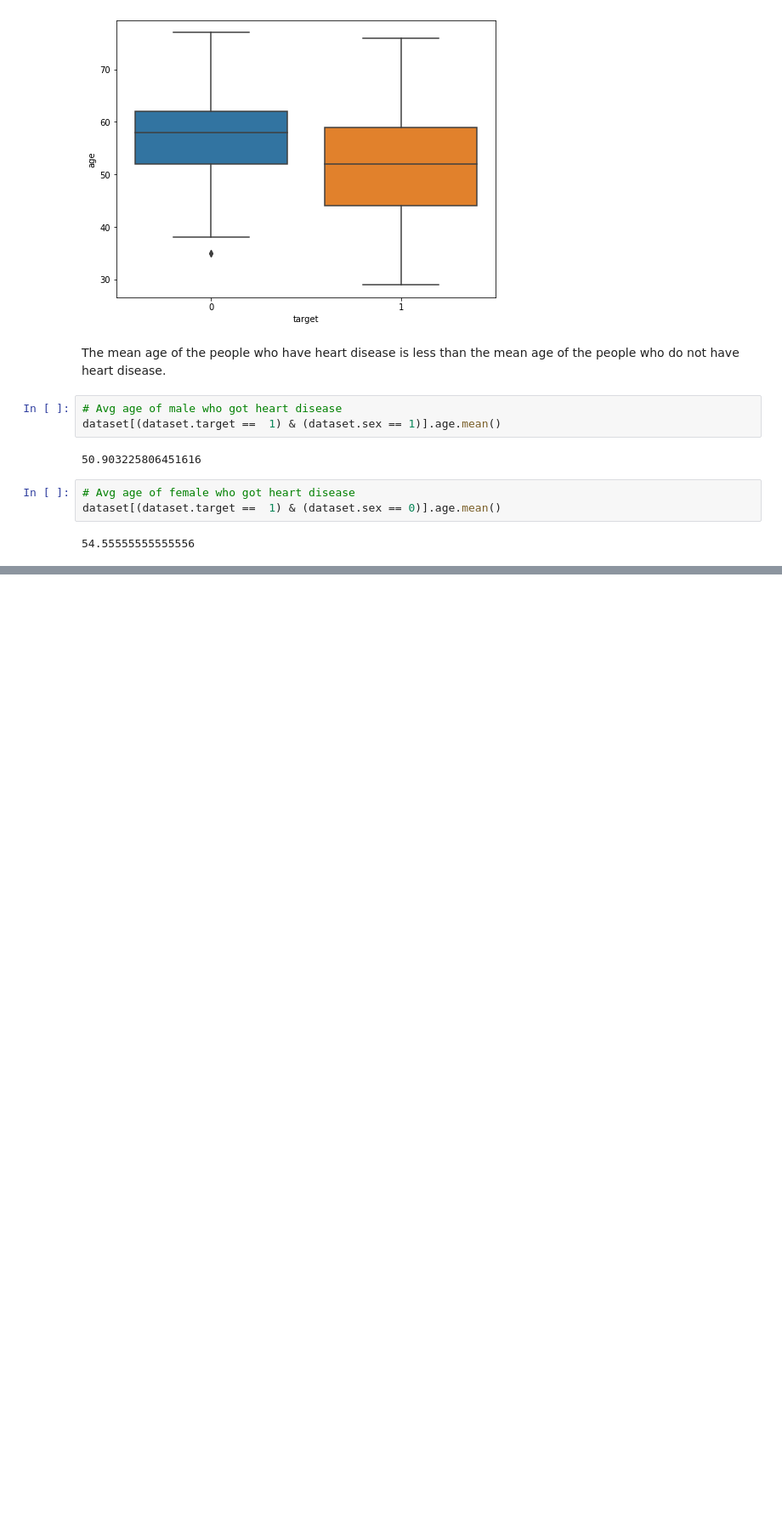
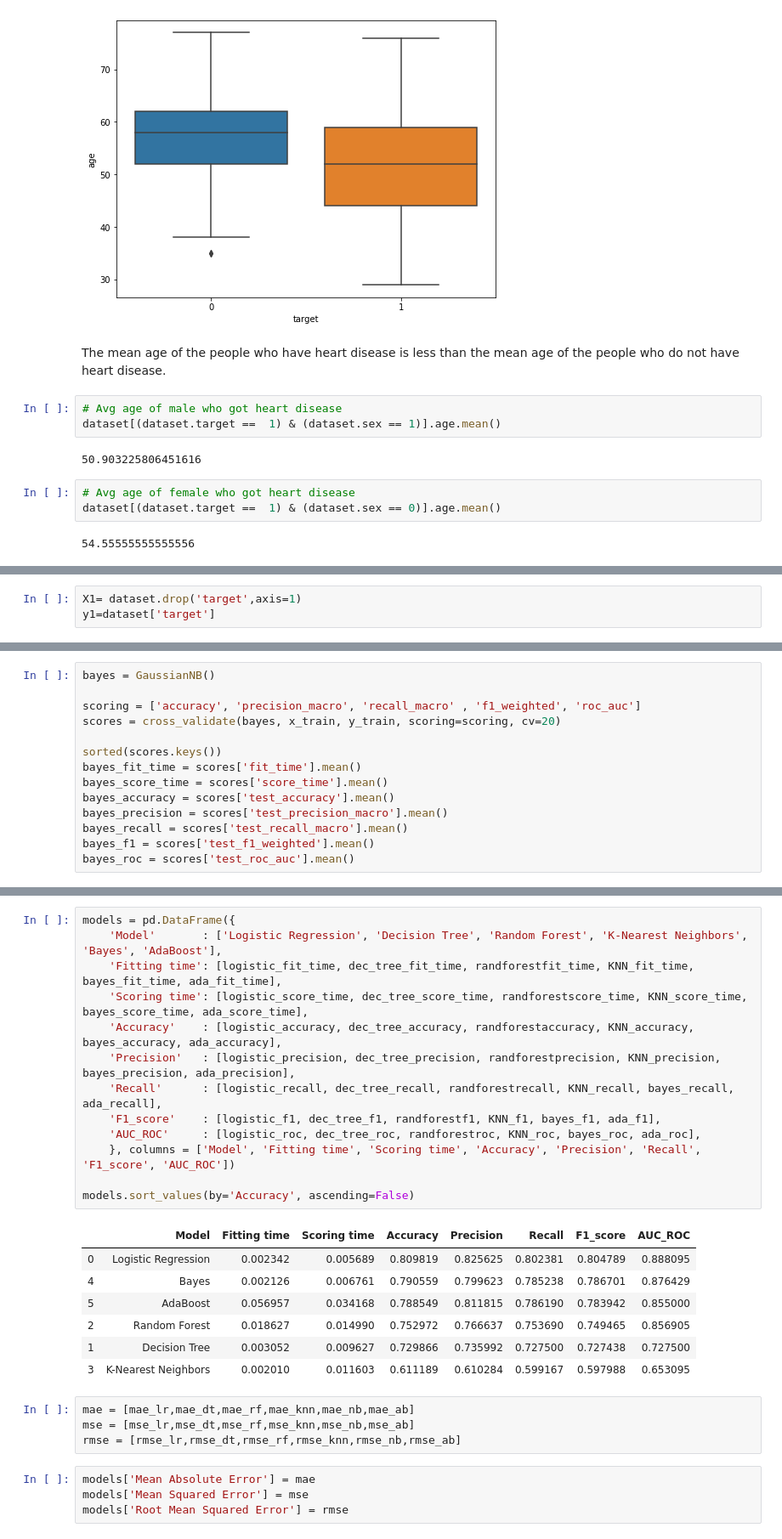
Before and after one commit to lokeshreddychavva/DETECTION-OF-HEART-ATTACK-ANDS-PREDICTING-ITS-CAUSES-BY-MACHINE-LEARNING-TECHNIQUES, a Jupyter notebook: mlproject.ipynb, the cells around one changed output, grey strips where cells are left out. Shown at 85% size. Drawn from its saved outputs; the diff is of its cells as text; blank space fills up the shorter version.

```diff
--- a/mlproject.ipynb
+++ b/mlproject.ipynb
@@ -233,0 +191,3 @@ thalach value is more for Heart Disease victims.
+# %%
+X1= dataset.drop('target',axis=1)
+y1=dataset['target']
@@ -233,0 +385,14 @@ thalach value is more for Heart Disease victims.
+# %%
+bayes = GaussianNB()
+
+scoring = ['accuracy', 'precision_macro', 'recall_macro' , 'f1_weighted', 'roc_auc']
+scores = cross_validate(bayes, x_train, y_train, scoring=scoring, cv=20)
+
+sorted(scores.keys())
+bayes_fit_time = scores['fit_time'].mean()
+bayes_score_time = scores['score_time'].mean()
+bayes_accuracy = scores['test_accuracy'].mean()
+bayes_precision = scores['test_precision_macro'].mean()
+bayes_recall = scores['test_recall_macro'].mean()
+bayes_f1 = scores['test_f1_weighted'].mean()
+bayes_roc = scores['test_roc_auc'].mean()
@@ -233,0 +413,29 @@ thalach value is more for Heart Disease victims.
+# %%
+models = pd.DataFrame({
+    'Model'       : ['Logistic Regression', 'Decision Tree', 'Random Forest', 'K-Nearest Neighbors', 'Bayes', 'AdaBoost'],
+    'Fitting time': [logistic_fit_time, dec_tree_fit_time, randforestfit_time, KNN_fit_time, bayes_fit_time, ada_fit_time],
+    'Scoring time': [logistic_score_time, dec_tree_score_time, randforestscore_time, KNN_score_time, bayes_score_time, ada_score_time],
+    'Accuracy'    : [logistic_accuracy, dec_tree_accuracy, randforestaccuracy, KNN_accuracy, bayes_accuracy, ada_accuracy],
+    'Precision'   : [logistic_precision, dec_tree_precision, randforestprecision, KNN_precision, bayes_precision, ada_precision],
+    'Recall'      : [logistic_recall, dec_tree_recall, randforestrecall, KNN_recall, bayes_recall, ada_recall],
+    'F1_score'    : [logistic_f1, dec_tree_f1, randforestf1, KNN_f1, bayes_f1, ada_f1],
+    'AUC_ROC'     : [logistic_roc, dec_tree_roc, randforestroc, KNN_roc, bayes_roc, ada_roc],
+    }, columns = ['Model', 'Fitting time', 'Scoring time', 'Accuracy', 'Precision', 'Recall', 'F1_score', 'AUC_ROC'])
+
+models.sort_values(by='Accuracy', ascending=False)
+# %% [output]
+|  | Model | Fitting time | Scoring time | Accuracy | Precision | Recall | F1_score | AUC_ROC |
+| 0 | Logistic Regression | 0.002342 | 0.005689 | 0.809819 | 0.825625 | 0.802381 | 0.804789 | 0.888095 |
+| 4 | Bayes | 0.002126 | 0.006761 | 0.790559 | 0.799623 | 0.785238 | 0.786701 | 0.876429 |
+| 5 | AdaBoost | 0.056957 | 0.034168 | 0.788549 | 0.811815 | 0.786190 | 0.783942 | 0.855000 |
+| 2 | Random Forest | 0.018627 | 0.014990 | 0.752972 | 0.766637 | 0.753690 | 0.749465 | 0.856905 |
+| 1 | Decision Tree | 0.003052 | 0.009627 | 0.729866 | 0.735992 | 0.727500 | 0.727438 | 0.727500 |
+| 3 | K-Nearest Neighbors | 0.002010 | 0.011603 | 0.611189 | 0.610284 | 0.599167 | 0.597988 | 0.653095 |
+# %%
+mae = [mae_lr,mae_dt,mae_rf,mae_knn,mae_nb,mae_ab]
+mse = [mse_lr,mse_dt,mse_rf,mse_knn,mse_nb,mse_ab]
+rmse = [rmse_lr,rmse_dt,rmse_rf,rmse_knn,rmse_nb,rmse_ab]
+# %%
+models['Mean Absolute Error'] = mae
+models['Mean Squared Error'] = mse
+models['Root Mean Squared Error'] = rmse
```
Also changed, not shown: parts of 28 cells of this notebook.
